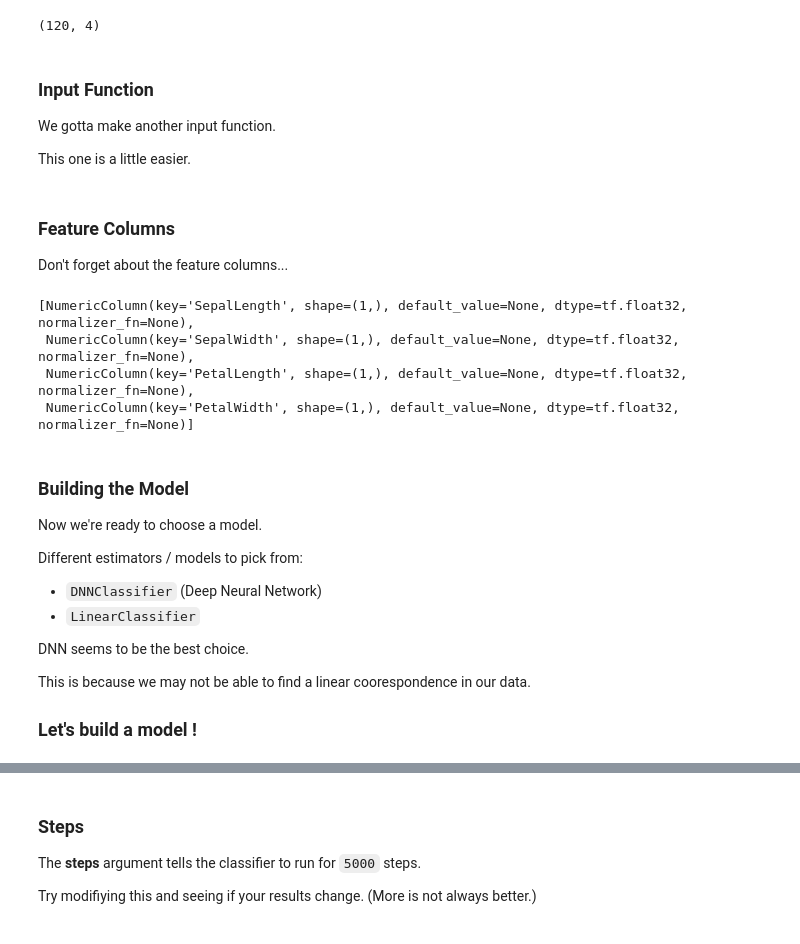
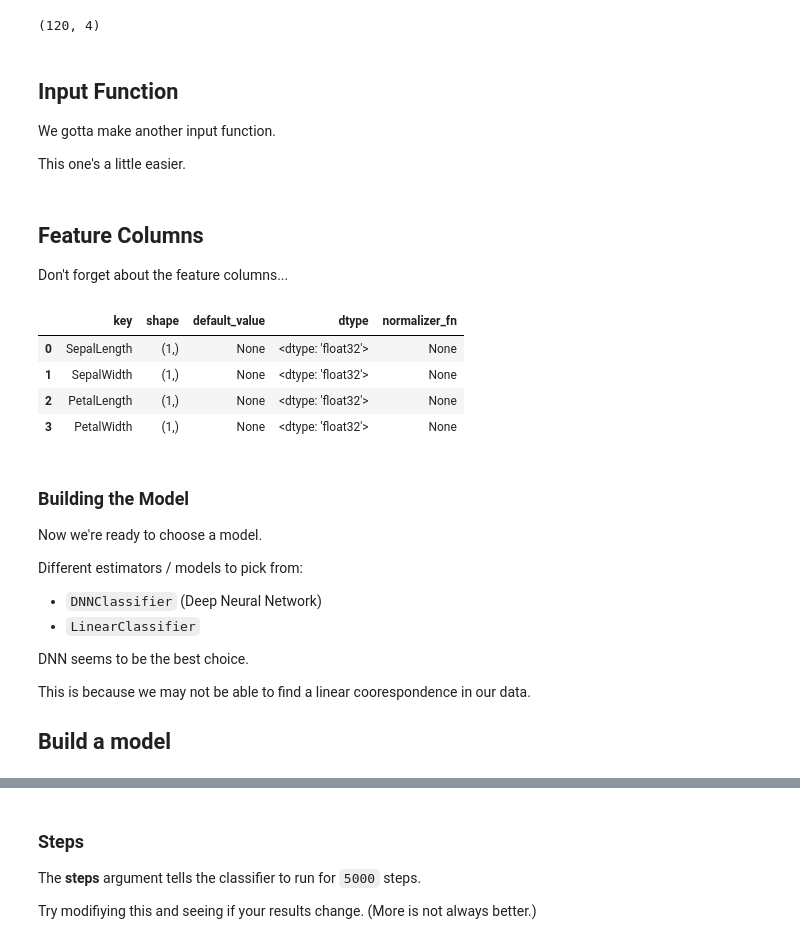
Before and after one commit to tdiprima/ML-Python-Projects, a Jupyter notebook: TensorFlow/tensorflow-complete-course/Core_Learning_Algorithms.ipynb, the cells around one changed output, grey strips where cells are left out. Drawn from its saved outputs; the diff is of its cells as text; code cells hidden in the pictures.

```diff
--- a/TensorFlow/tensorflow-complete-course/Core_Learning_Algorithms.ipynb
+++ b/TensorFlow/tensorflow-complete-course/Core_Learning_Algorithms.ipynb
@@ -494,11 +517,11 @@ train.shape  # we have 120 entries with 4 features
 # %% [output]
 (120, 4)
 # %% [markdown]
-### Input Function
+## Input Function
 
 We gotta make another input function.
 
-This one is a little easier.
+This one's a little easier.
 # %%
 def input_fn(features, labels, training=True, batch_size=256):
 
@@ -511,22 +534,23 @@ def input_fn(features, labels, training=True, batch_size=256):
 
     return dataset.batch(batch_size)
 # %% [markdown]
-### Feature Columns
+## Feature Columns
 
 Don't forget about the feature columns...
 # %%
 # Feature columns - basically, your Excel table header
 my_feature_columns = []
 
 for key in train.keys():
     my_feature_columns.append(tf.feature_column.numeric_column(key=key))
 
-my_feature_columns
+pd.DataFrame(my_feature_columns)
 # %% [output]
-[NumericColumn(key='SepalLength', shape=(1,), default_value=None, dtype=tf.float32, normalizer_fn=None),
- NumericColumn(key='SepalWidth', shape=(1,), default_value=None, dtype=tf.float32, normalizer_fn=None),
- NumericColumn(key='PetalLength', shape=(1,), default_value=None, dtype=tf.float32, normalizer_fn=None),
- NumericColumn(key='PetalWidth', shape=(1,), default_value=None, dtype=tf.float32, normalizer_fn=None)]
+|  | key | shape | default_value | dtype | normalizer_fn |
+| 0 | SepalLength | (1,) | None | <dtype: 'float32'> | None |
+| 1 | SepalWidth | (1,) | None | <dtype: 'float32'> | None |
+| 2 | PetalLength | (1,) | None | <dtype: 'float32'> | None |
+| 3 | PetalWidth | (1,) | None | <dtype: 'float32'> | None |
 # %% [markdown]
 ### Building the Model
 
@@ -541,7 +565,7 @@ DNN seems to be the best choice.
 
 This is because we may not be able to find a linear coorespondence in our data.
 
-### Let's build a model !
+## Build a model
 # %%
 # Build a DNN with 2 hidden layers with 30 and 10 hidden nodes each.
 
```
Also changed, not shown: parts of 38 cells of this notebook, 4 other files.
